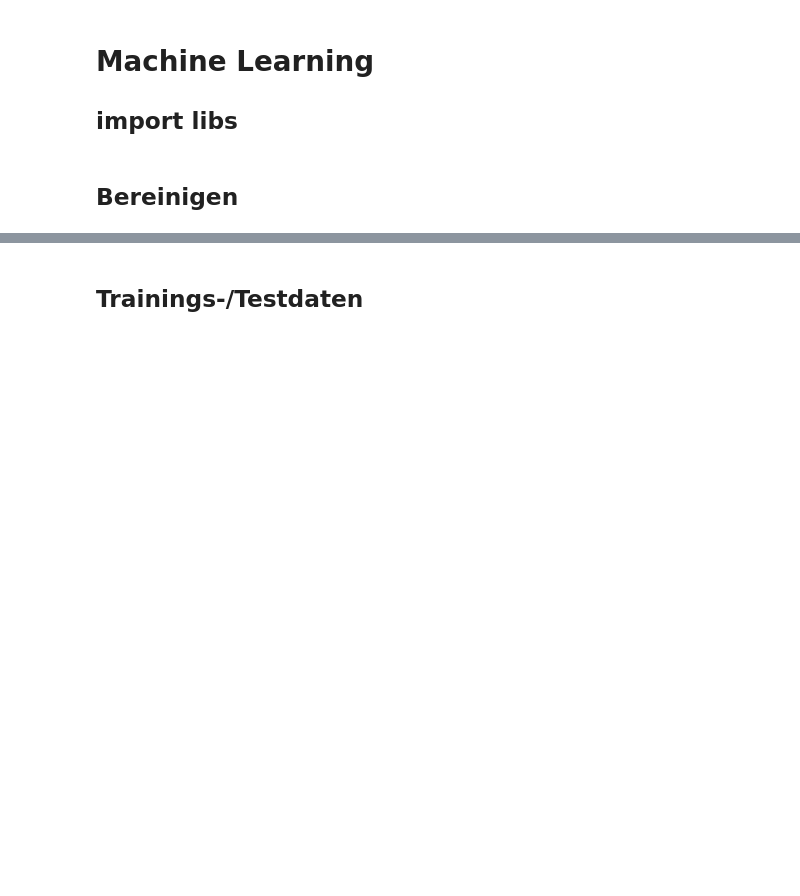
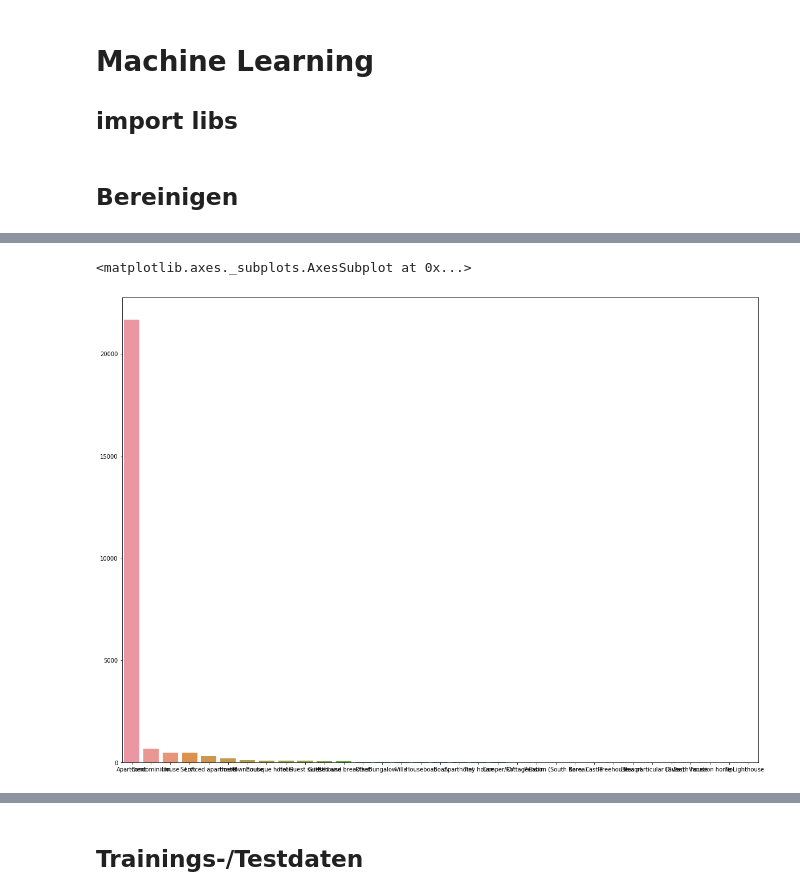
Before and after one commit to Llois41/analyticsProIT, a Jupyter notebook: AirBnB_k_nearest_neighbor.ipynb, the cells around one changed output, grey strips where cells are left out. Drawn from its saved outputs; the diff is of its cells as text; code cells hidden in the pictures; blank space fills up the shorter version.

```diff
--- a/AirBnB_k_nearest_neighbor.ipynb
+++ b/AirBnB_k_nearest_neighbor.ipynb
@@ -83,0 +85,3 @@ df = df[df['bedrooms'].notna() == True]
+# %%
+property_count = original.property_type.value_counts().to_dict()
+property_count
@@ -83,0 +106,6 @@ df = df[df['bedrooms'].notna() == True]
+# %%
+plt.figure(figsize=(20,15))
+sns.barplot(list(property_count.keys()), list(property_count.values()))
+# %% [output]
+<matplotlib.axes._subplots.AxesSubplot at 0x...>
+[figure, added]
```
Also changed, not shown: parts of 39 cells of this notebook.
